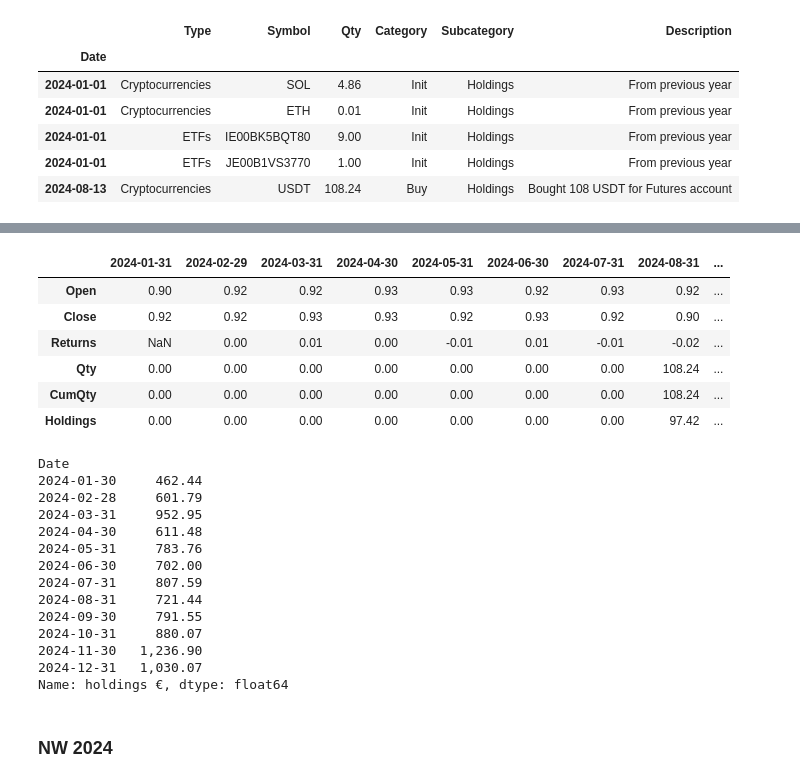
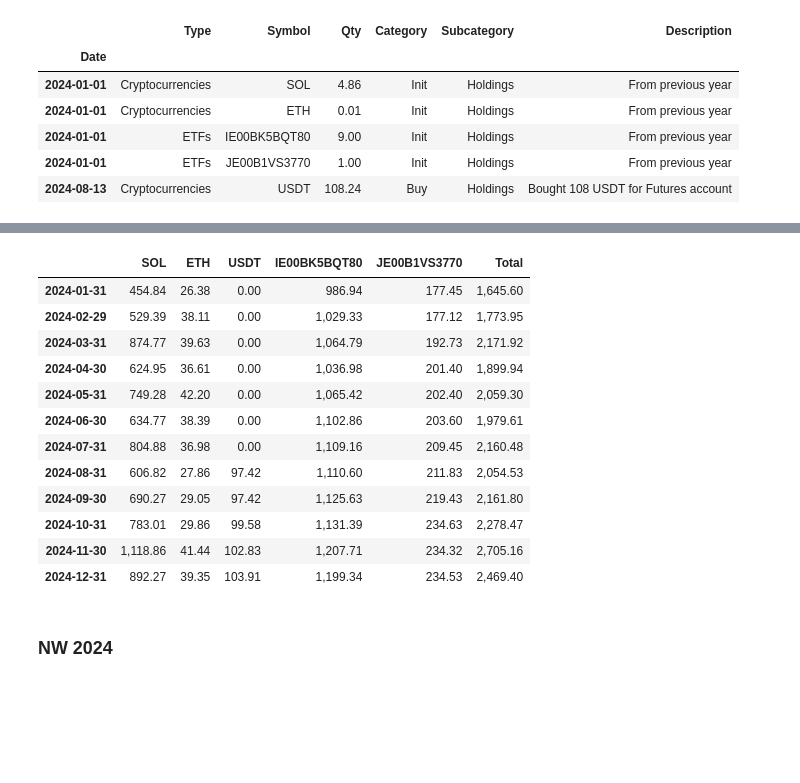
Before and after one commit to deepotrus/deepfinance, a Jupyter notebook: notebooks/nb2024revise.ipynb, the cells around one changed output, grey strips where cells are left out. Cells and saved outputs as stored; diff of their text form; code cells hidden in the pictures; blank space fills up the shorter version.

```diff
--- a/notebooks/nb2024revise.ipynb
+++ b/notebooks/nb2024revise.ipynb
@@ -142,10 +99,0 @@ dict_keys(['IE00BK5BQT80', 'JE00B1VS3770'])
-# %%
-assets['Cryptocurrencies']['USDT'].T
-# %% [output]
-|  | 2024-01-31 | 2024-02-29 | 2024-03-31 | 2024-04-30 | 2024-05-31 | 2024-06-30 | 2024-07-31 | 2024-08-31 | ... |
-| Open | 0.90 | 0.92 | 0.92 | 0.93 | 0.93 | 0.92 | 0.93 | 0.92 | ... |
-| Close | 0.92 | 0.92 | 0.93 | 0.93 | 0.92 | 0.93 | 0.92 | 0.90 | ... |
-| Returns | NaN | 0.00 | 0.01 | 0.00 | -0.01 | 0.01 | -0.01 | -0.02 | ... |
-| Qty | 0.00 | 0.00 | 0.00 | 0.00 | 0.00 | 0.00 | 0.00 | 108.24 | ... |
-| CumQty | 0.00 | 0.00 | 0.00 | 0.00 | 0.00 | 0.00 | 0.00 | 108.24 | ... |
-| Holdings | 0.00 | 0.00 | 0.00 | 0.00 | 0.00 | 0.00 | 0.00 | 97.42 | ... |
@@ -157,17 +99,0 @@ for symbol in symbols:
-# %%
-cryptocurrency_year_holdings
-# %% [output]
-Date
-2024-01-30     462.44
-2024-02-28     601.79
-2024-03-31     952.95
-2024-04-30     611.48
-2024-05-31     783.76
-2024-06-30     702.00
-2024-07-31     807.59
-2024-08-31     721.44
-2024-09-30     791.55
-2024-10-31     880.07
-2024-11-30   1,236.90
-2024-12-31   1,030.07
-Name: holdings €, dtype: float64
@@ -176,3 +100,21 @@ Name: holdings €, dtype: float64
+# %%
+df_year_holdings = FinInvestmentsGet.get_total_holdings(assets)
+# %%
+df_year_holdings
+# %% [output]
+|  | SOL | ETH | USDT | IE00BK5BQT80 | JE00B1VS3770 | Total |
+| 2024-01-31 | 454.84 | 26.38 | 0.00 | 986.94 | 177.45 | 1,645.60 |
+| 2024-02-29 | 529.39 | 38.11 | 0.00 | 1,029.33 | 177.12 | 1,773.95 |
+| 2024-03-31 | 874.77 | 39.63 | 0.00 | 1,064.79 | 192.73 | 2,171.92 |
+| 2024-04-30 | 624.95 | 36.61 | 0.00 | 1,036.98 | 201.40 | 1,899.94 |
+| 2024-05-31 | 749.28 | 42.20 | 0.00 | 1,065.42 | 202.40 | 2,059.30 |
+| 2024-06-30 | 634.77 | 38.39 | 0.00 | 1,102.86 | 203.60 | 1,979.61 |
+| 2024-07-31 | 804.88 | 36.98 | 0.00 | 1,109.16 | 209.45 | 2,160.48 |
+| 2024-08-31 | 606.82 | 27.86 | 97.42 | 1,110.60 | 211.83 | 2,054.53 |
+| 2024-09-30 | 690.27 | 29.05 | 97.42 | 1,125.63 | 219.43 | 2,161.80 |
+| 2024-10-31 | 783.01 | 29.86 | 99.58 | 1,131.39 | 234.63 | 2,278.47 |
+| 2024-11-30 | 1,118.86 | 41.44 | 102.83 | 1,207.71 | 234.32 | 2,705.16 |
+| 2024-12-31 | 892.27 | 39.35 | 103.91 | 1,199.34 | 234.53 | 2,469.40 |
 # %% [markdown]
 ### NW 2024
 # %%
```
Also changed, not shown: parts of 14 cells of this notebook, 3 other files.
